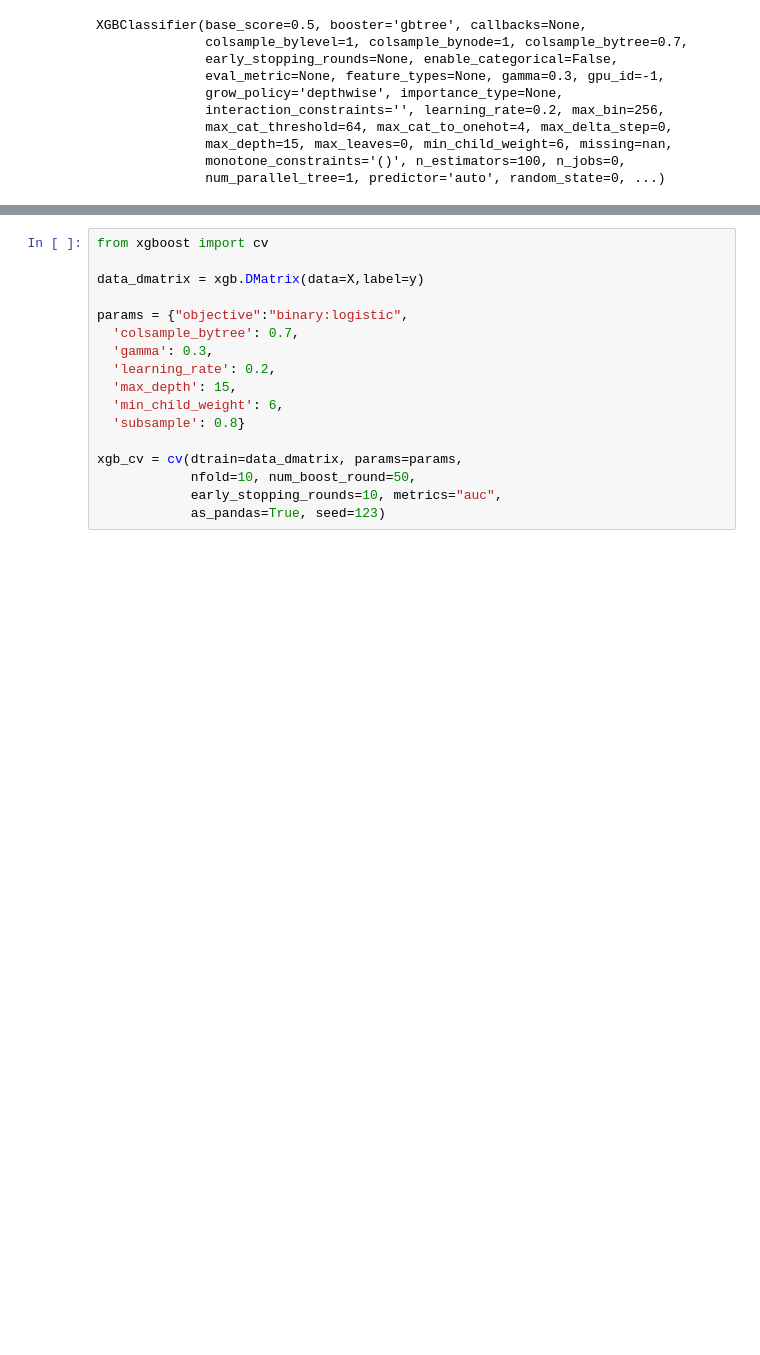
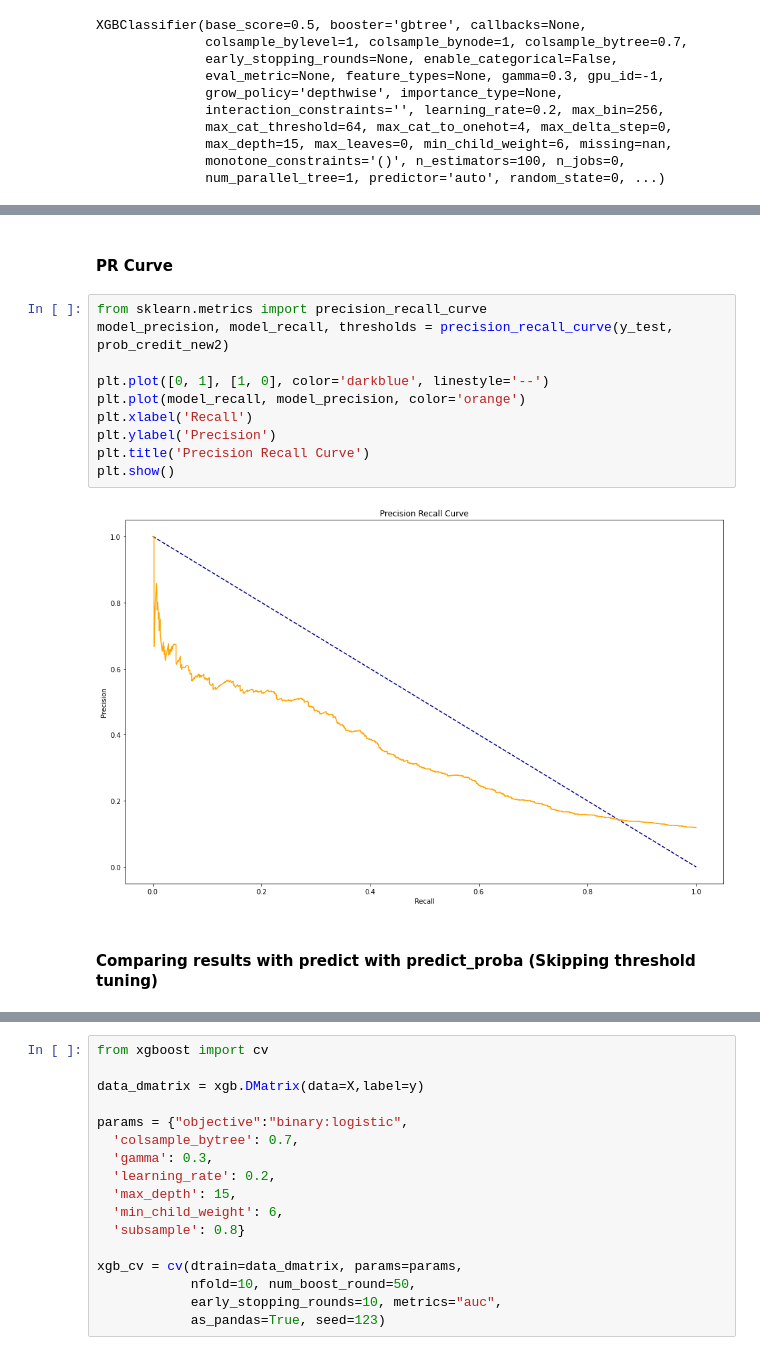
Before and after one commit to OrbelB/MLCreditCards, a Jupyter notebook: xgboost_model1.ipynb, the cells around one changed output, grey strips where cells are left out. Drawn from its saved outputs; the diff is of its cells as text; blank space fills up the shorter version.

```diff
--- a/xgboost_model1.ipynb
+++ b/xgboost_model1.ipynb
@@ -300,6 +356,22 @@ plt.ylabel('True Positive Rate')
 plt.show()
 # %% [output]
 [figure]
+# %% [markdown]
+#### PR Curve
+# %%
+from sklearn.metrics import precision_recall_curve
+model_precision, model_recall, thresholds = precision_recall_curve(y_test, prob_credit_new2)
+
+plt.plot([0, 1], [1, 0], color='darkblue', linestyle='--')
+plt.plot(model_recall, model_precision, color='orange')
+plt.xlabel('Recall')
+plt.ylabel('Precision')
+plt.title('Precision Recall Curve')
+plt.show()
+# %% [output]
+[figure, added]
+# %% [markdown]
+#### Comparing results with predict with predict_proba (Skipping threshold tuning)
 # %%
 pred = optimized_xgbcred.predict(X_test)
 accuracy_pred = accuracy_score(y_test, pred)
```
Also changed, not shown: parts of 28 cells of this notebook.
